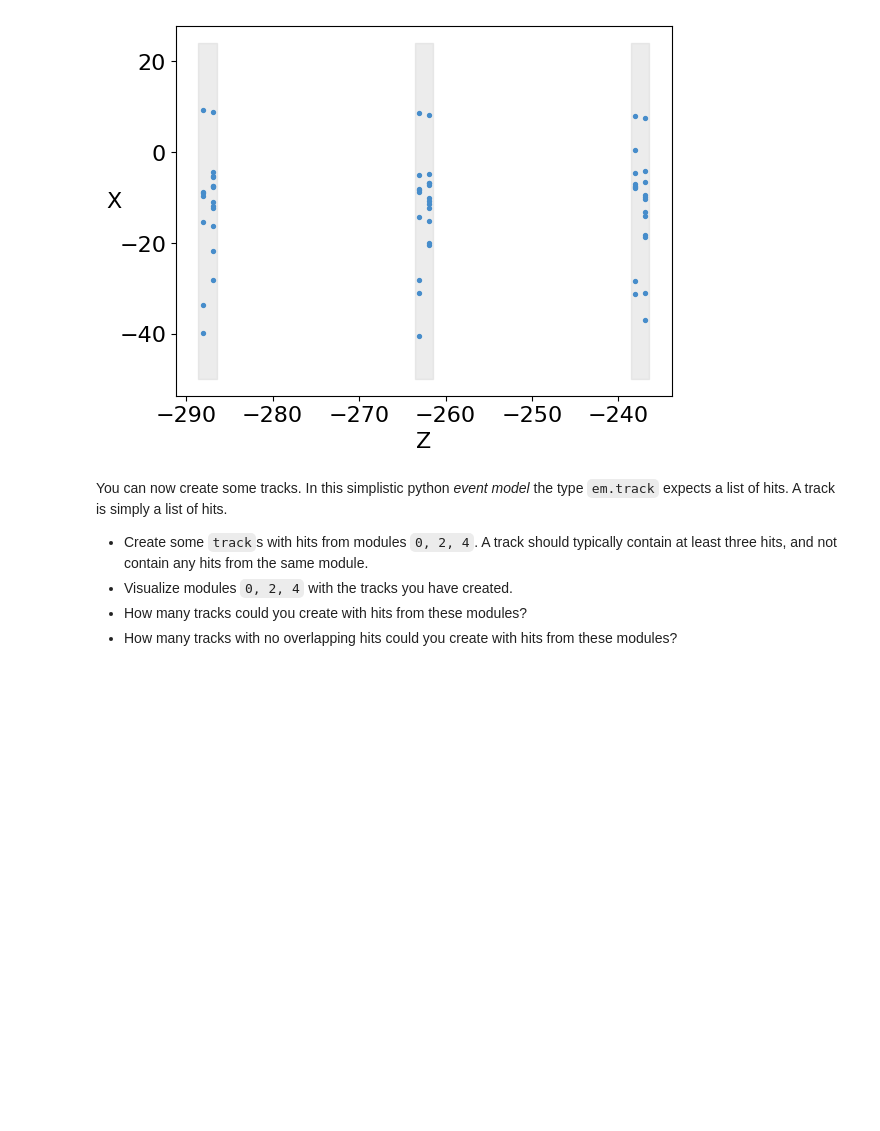
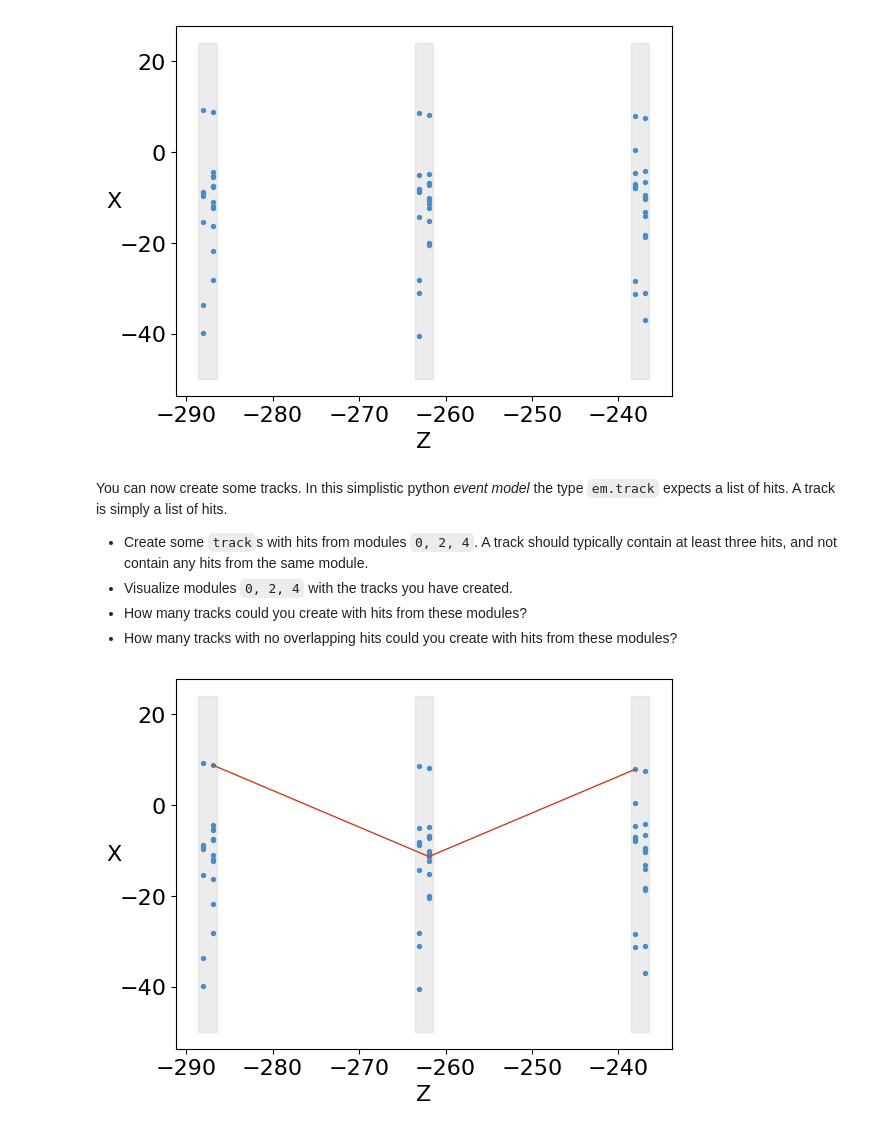
Before and after one commit to Morganjools/PRA3024, a Jupyter notebook: exercise_part_0_introduction.ipynb, the cells around one changed output. Drawn from its saved outputs; the diff is of its cells as text; code cells hidden in the pictures; blank space fills up the shorter version.

```diff
--- a/exercise_part_0_introduction.ipynb
+++ b/exercise_part_0_introduction.ipynb
@@ -140,3 +140,13 @@ You can now create some tracks. In this simplistic python *event model* the type
 * Visualize modules `0, 2, 4` with the tracks you have created.
 * How many tracks could you create with hits from these modules?
 * How many tracks with no overlapping hits could you create with hits from these modules?
+# %%
+hit0=event.modules[0].hits()[9]
+hit1=event.modules[2].hits()[8]
+hit2=event.modules[4].hits()[4]
+
+track=em.track([hit0,hit1,hit2])
+# %%
+print_event_2d(event, tracks=[track], modules=[0,2,4])
+# %% [output]
+[figure, added]
```
